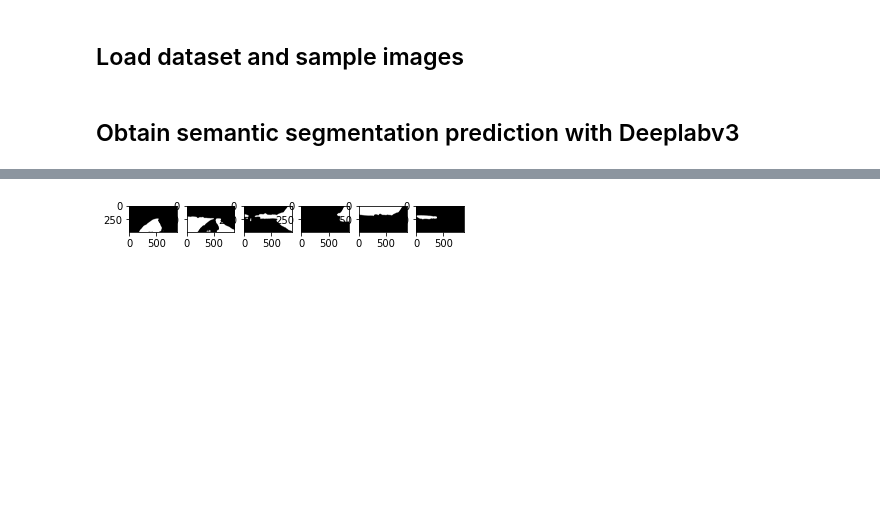
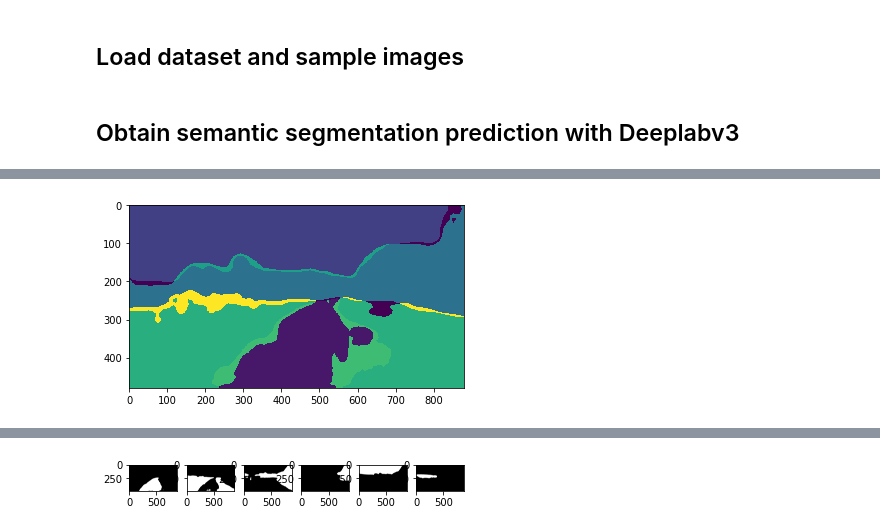
Before and after one commit to Andrewwango/vegetation-segmentation, a Jupyter notebook: vegetation-segmentation/analysis_adi.ipynb, the cells around one changed output, grey strips where cells are left out. Drawn from its saved outputs; the diff is of its cells as text; code cells hidden in the pictures; blank space fills up the shorter version.

```diff
--- a/vegetation-segmentation/analysis_adi.ipynb
+++ b/vegetation-segmentation/analysis_adi.ipynb
@@ -52,0 +68,10 @@ plt.imshow(test_img)
+# %%
+for i in range(5):
+    test_img_current = dn(test_img)[i].transpose(1,2,0)
+    test_mask_current = dn(test_mask_pred)[i]
+
+    final_mat=0.1*nut(test_mask_current[0])+0.3*nut(test_mask_current[4])+0.6*nut(test_mask_current[2])+nut(test_mask_current[1])
+
+    plt.imshow(final_mat, cmap='viridis',interpolation='nearest')
+# %% [output]
+[figure, added]
```
Also changed, not shown: parts of 16 cells of this notebook, 6 other files.
